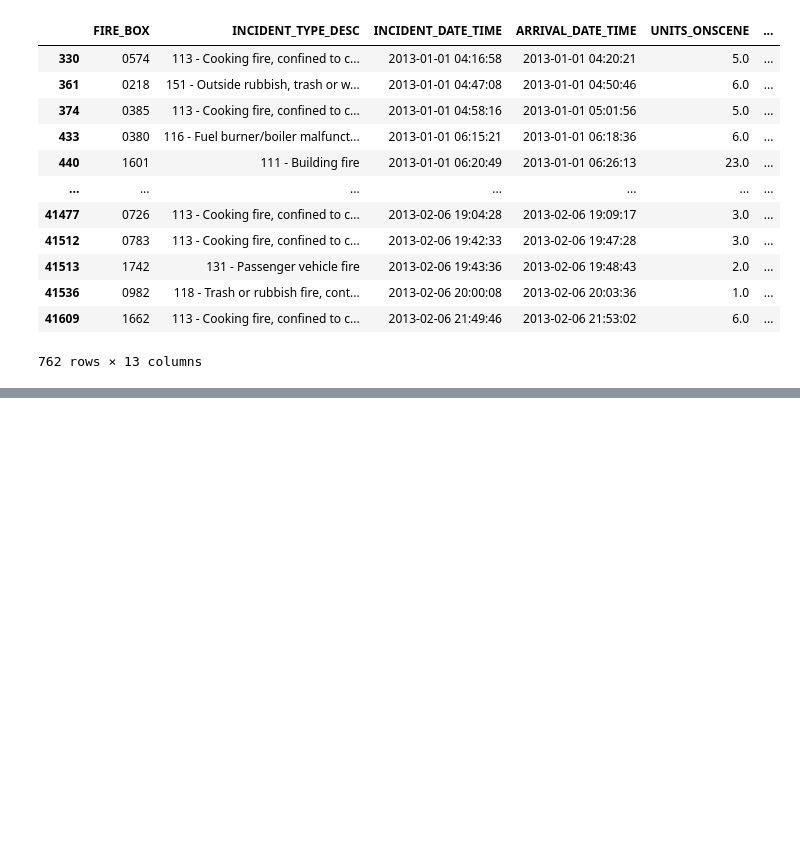
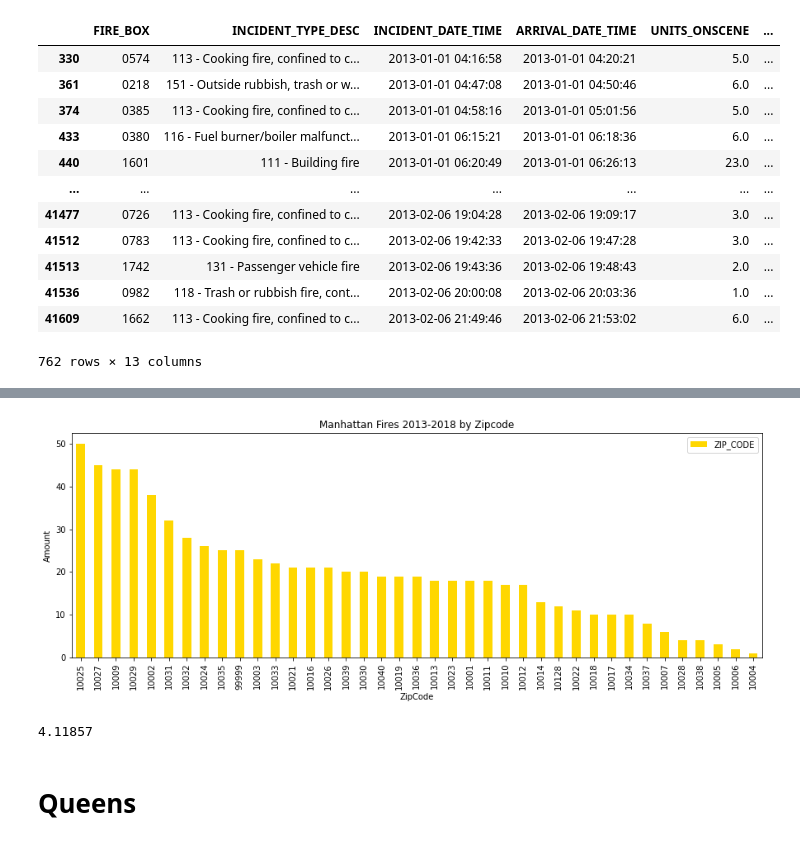
Before and after one commit to daiyanc/nyc_fires, a Jupyter notebook: data_visualization.ipynb, the cells around one changed output, grey strips where cells are left out. Saved outputs shown, nothing was run; the diff lists cells and outputs as text; code cells hidden in the pictures; blank space fills up the shorter version.

```diff
--- a/data_visualization.ipynb
+++ b/data_visualization.ipynb
@@ -371,0 +383,15 @@ manhattan
+# %%
+# Bar Graph - Manhattan
+manhattan_df['ZIP_CODE'].value_counts().plot.bar(xlabel='ZipCode', ylabel='Amount', title='Manhattan Fires 2013-2018 by Zipcode', color='gold', figsize=(15,5))
+plt.legend()
+plt.show()
+# %% [output]
+[figure, added]
+# %%
+# Average Response time for Manhattan
+manhattan_average = manhattan_df['RESPONSE_TIME'].mean()
+manhattan_average.round(6)
+# %% [output]
+4.11857
+# %% [markdown]
+# Queens
```
Also changed, not shown: parts of 10 cells of this notebook.
